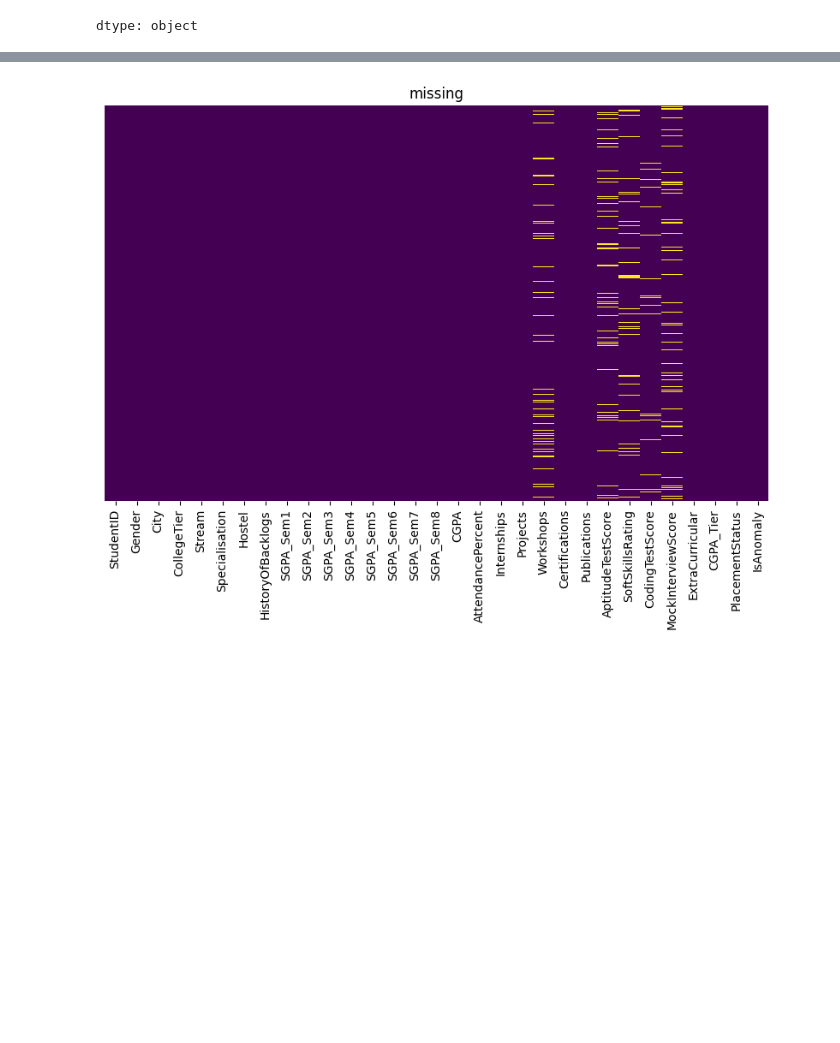
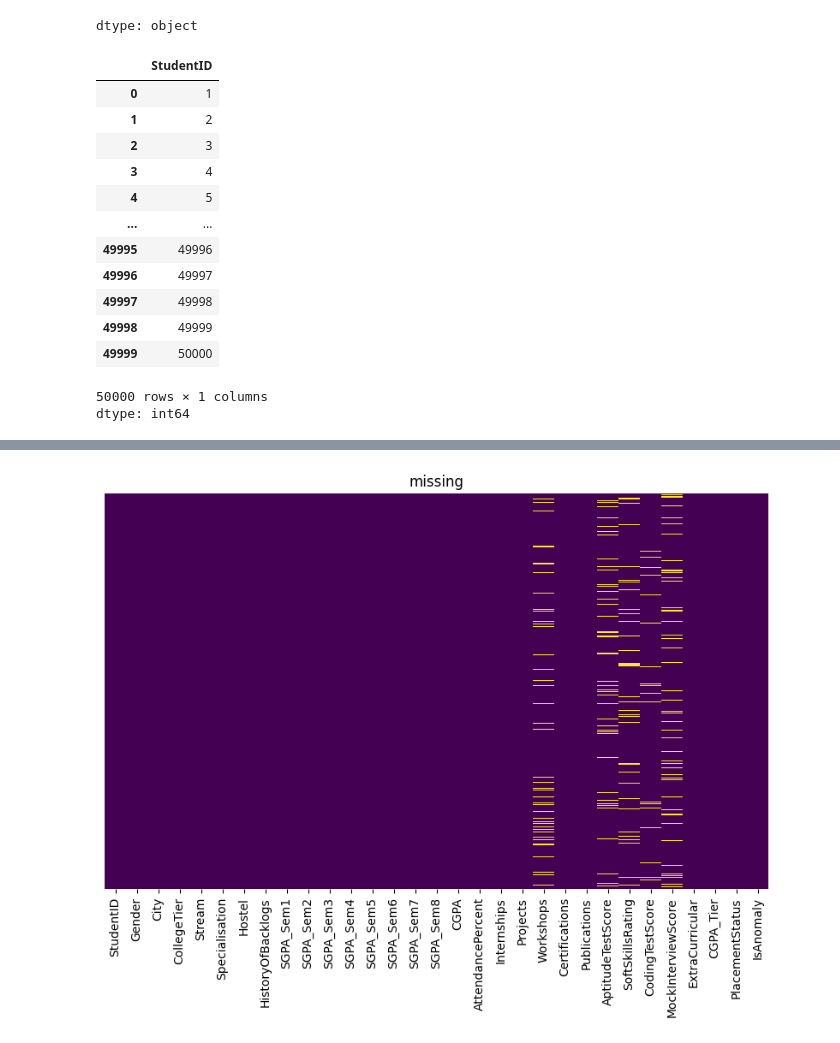
Before and after one commit to vishnuvardhan1699/2520030392_ML, a Jupyter notebook: Practical/ml_python_experiment1_lab1.ipynb, the cells around one changed output, grey strips where cells are left out. Drawn from its saved outputs; the diff is of its cells as text; code cells hidden in the pictures; blank space fills up the shorter version.

```diff
--- a/Practical/ml_python_experiment1_lab1.ipynb
+++ b/Practical/ml_python_experiment1_lab1.ipynb
@@ -63,3 +86,20 @@ df.dtypes
 | PlacementStatus | int64 |
 | IsAnomaly | int64 |
 dtype: object
+# %%
+df.StudentID
+# %% [output]
+|  | StudentID |
+| 0 | 1 |
+| 1 | 2 |
+| 2 | 3 |
+| 3 | 4 |
+| 4 | 5 |
+| ... | ... |
+| 49995 | 49996 |
+| 49996 | 49997 |
+| 49997 | 49998 |
+| 49998 | 49999 |
+| 49999 | 50000 |
+50000 rows × 1 columns
+dtype: int64
```
Also changed, not shown: parts of 9 cells of this notebook.
